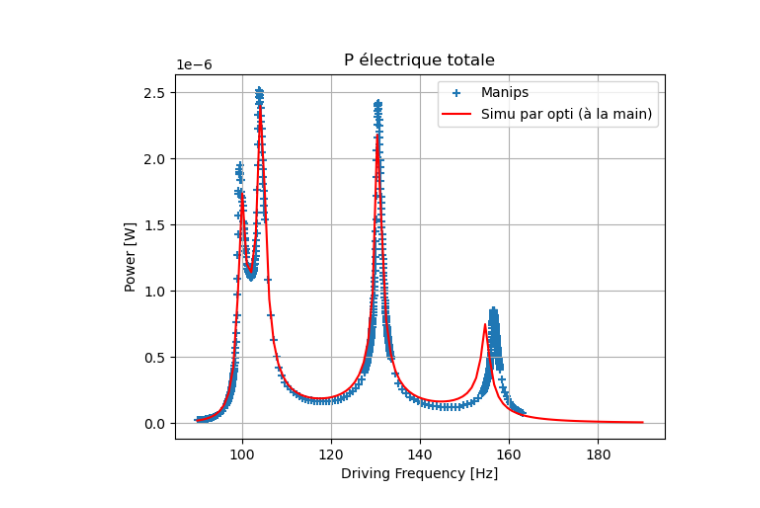
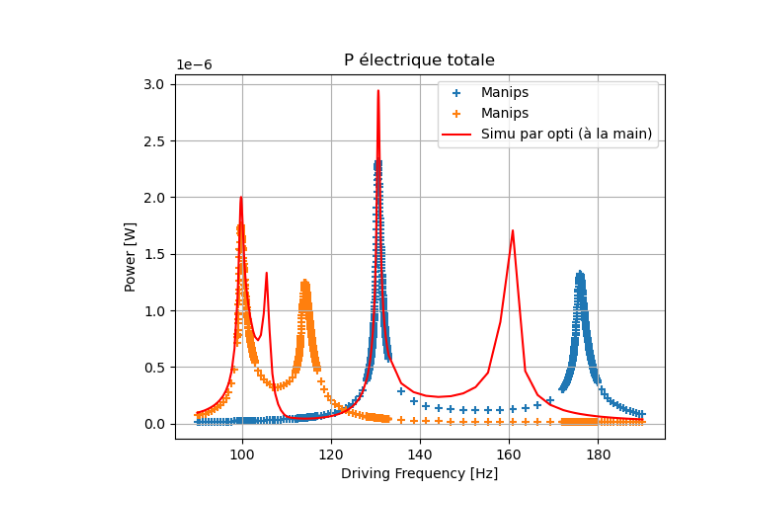
Before and after one commit to SalsyUniate/LinearManipsData, a Jupyter notebook: simu copy.ipynb, the cells around one changed output. Saved outputs shown, nothing was run; the diff lists cells and outputs as text; code cells hidden in the pictures.

```diff
--- a/simu copy.ipynb
+++ b/simu copy.ipynb
@@ -72,4 +104,4 @@ gamma_c = 0.12505093205066895
 # %%
-frequencies_list = jnp.linspace(90, 190, 100)
+frequencies_list = jnp.asarray(data_uncoupled['f'].unique())
 omegas_list      = frequencies_list * 2 * jnp.pi
-resistances_list = jnp.logspace(jnp.log10(1e3), jnp.log10(1e7), 100)
+resistances_list = jnp.asarray(data_uncoupled['Rload'].unique())
@@ -76,9 +110,9 @@ resistances_list = jnp.logspace(jnp.log10(1e3), jnp.log10(1e7), 100)
 # %%
-ProtoParams = namedtuple('ProtoParams', ['w0', 'M', 'Q', 'Cp', 'km2', 'gamma'])
-ManipParams = namedtuple('ManipParams', ['w', 'R', 'Ce', 'tau'])
+ProtoParams = namedtuple('ProtoParams', ['w0', 'M', 'Q', 'Cp', 'km2', 'ksi'])
+ManipParams = namedtuple('ManipParams', ['w', 'R', 'c', 'tau'])
 
-ProtoDavid = ProtoParams(w0_d, M_d, Q_d, Cpre_d+1.j*Cpim_d, km2_d, gamma_d)
-ProtoCoude = ProtoParams(w0_c, M_c, Q_c, Cpre_c+1.j*Cpim_c, km2_c, gamma_c)
+ProtoDavid = ProtoParams(w0_d, M_d, Q_d, Cpre_d+1.j*Cpim_d, km2_d, 0.088)
+ProtoCoude = ProtoParams(w0_c, M_c, Q_c, Cpre_c+1.j*Cpim_c, km2_c, 0.0885)
 # %%
 def systems_signals(proto1: ProtoParams, proto2: ProtoParams, manip: ManipParams):
     """
@@ -238,16 +238,16 @@ voptimize_w_r1 = jax.vmap(
 )
 # %%
 def optimize_w_r1(proto1, proto2, manip):
-
 
     signals = v_wr1(proto1, proto2, manip)
 
     R1_opt_wr1 = extract_indices_optr1(signals['Ptotelec'])
 
-    param = ManipParams(manip.w, R1_opt_wr1, manip.Ce, manip.tau)
+    param = ManipParams(manip.w, R1_opt_wr1, manip.c, manip.tau)
 
     return voptimize_w_r1(proto1, proto2, param), R1_opt_wr1
 # %%
-results_wr1, Ropt = optimize_w_r1(ProtoDavid, ProtoCoude, ManipParams(omegas_list, jnp.asarray(resistances_list), 1000*ProtoCoude.Cp, -1))
+simu_coupled, Ropt_coupled = optimize_w_r1(ProtoDavid, ProtoCoude, ManipParams(omegas_list, resistances_list, 3, 1))
+# simu_uncoupled, Ropt_uncoupled = optimize_w_r1(ProtoDavid, ProtoCoude, ManipParams(omegas_list, resistances_list, 0.0001*ProtoCoude.Cp, 1))
 # %%
 plt.figure()
@@ -283,13 +266,14 @@ shape: (534, 3)
 # %%
 plt.figure()
-plt.scatter(jnp.asarray(results_coupled["f"]), jnp.asarray(results_coupled["pow1max"]), marker = '+', label = "Manips")
-plt.plot(frequencies_list, results_wr1['Ptotelec'], 'r-', label = "Simu par opti (à la main)")
+plt.scatter(jnp.asarray(exp_uncoupled["f"]), jnp.asarray(exp_uncoupled["pow1max"]), marker = '+', label = "Manips")
+plt.scatter(jnp.asarray(exp_uncoupled["f"]), jnp.asarray(exp_uncoupled["pow2max"]), marker = '+', label = "Manips")
+plt.plot(frequencies_list, simu_coupled['Ptotelec'], 'r-', label = "Simu par opti (à la main)")
 plt.xlabel("Driving Frequency [Hz]")
 plt.ylabel("Power [W]")
 plt.title("P électrique totale")
 plt.legend()
 # plt.yscale('log')
 plt.grid()
 plt.show()
 # %% [output]
-[figure, old version]
+[figure, new version]
```
Also changed, not shown: parts of 11 cells of this notebook, 9 other files.
